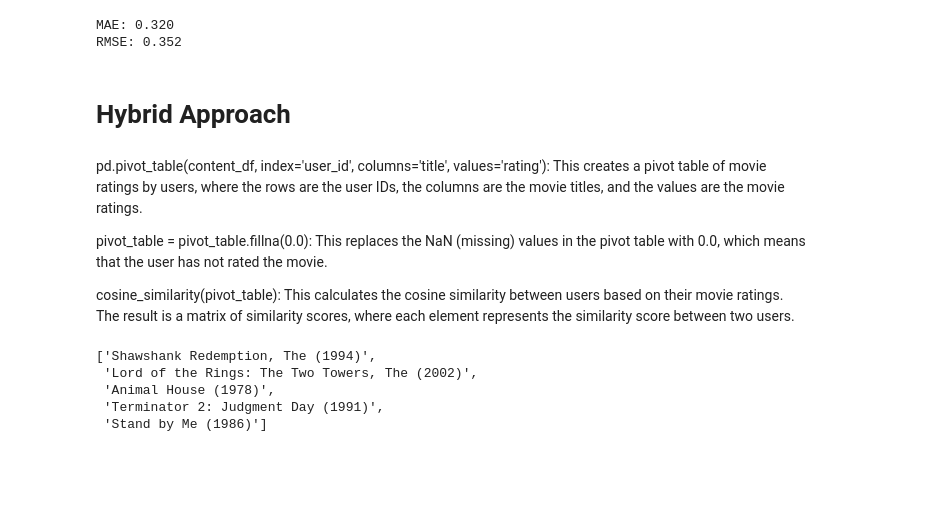
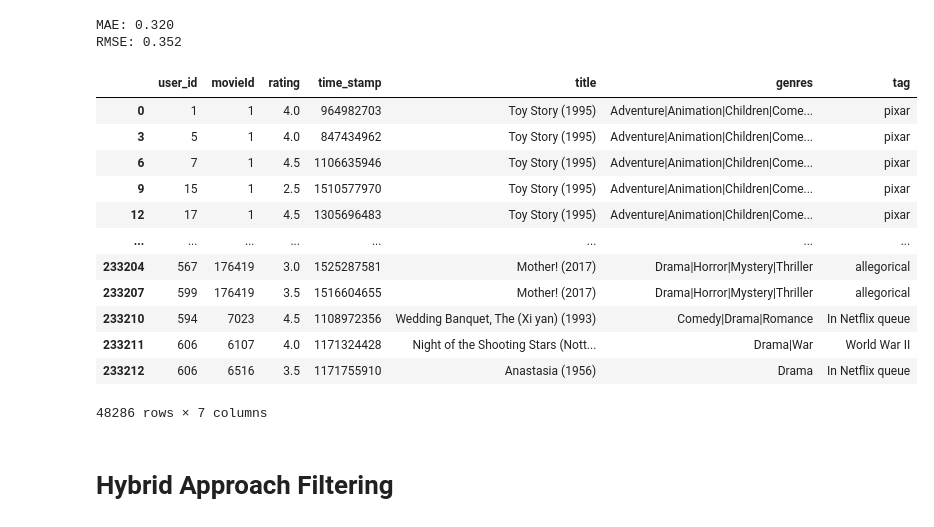
Before and after one commit to MichalOst3389/Movie-Recommendation-system, a Jupyter notebook: Untitled.ipynb, the cells around one changed output. Drawn from its saved outputs; the diff is of its cells as text; code cells hidden in the pictures; blank space fills up the shorter version.

Commit message:
added hybrid model/eval

```diff
--- a/Untitled.ipynb
+++ b/Untitled.ipynb
@@ -455,5 +462,21 @@ print(f"RMSE: {rmse:.3f}")
 # %% [output]
 MAE: 0.320
 RMSE: 0.352
+# %%
+merged_df
+# %% [output]
+|  | user_id | movieId | rating | time_stamp | title | genres | tag |
+| 0 | 1 | 1 | 4.0 | 964982703 | Toy Story (1995) | Adventure|Animation|Children|Come... | pixar |
+| 3 | 5 | 1 | 4.0 | 847434962 | Toy Story (1995) | Adventure|Animation|Children|Come... | pixar |
+| 6 | 7 | 1 | 4.5 | 1106635946 | Toy Story (1995) | Adventure|Animation|Children|Come... | pixar |
+| 9 | 15 | 1 | 2.5 | 1510577970 | Toy Story (1995) | Adventure|Animation|Children|Come... | pixar |
+| 12 | 17 | 1 | 4.5 | 1305696483 | Toy Story (1995) | Adventure|Animation|Children|Come... | pixar |
+| ... | ... | ... | ... | ... | ... | ... | ... |
+| 233204 | 567 | 176419 | 3.0 | 1525287581 | Mother! (2017) | Drama|Horror|Mystery|Thriller | allegorical |
+| 233207 | 599 | 176419 | 3.5 | 1516604655 | Mother! (2017) | Drama|Horror|Mystery|Thriller | allegorical |
+| 233210 | 594 | 7023 | 4.5 | 1108972356 | Wedding Banquet, The (Xi yan) (1993) | Comedy|Drama|Romance | In Netflix queue |
+| 233211 | 606 | 6107 | 4.0 | 1171324428 | Night of the Shooting Stars (Nott... | Drama|War | World War II |
+| 233212 | 606 | 6516 | 3.5 | 1171755910 | Anastasia (1956) | Drama | In Netflix queue |
+48286 rows × 7 columns
 # %% [markdown]
-# Hybrid Approach
+# Hybrid Approach Filtering
@@ -469,6 +482,0 @@ similarity_matrix = cosine_similarity(pivot_table)
-# %% [markdown]
-pd.pivot_table(content_df, index='user_id', columns='title', values='rating'): This creates a pivot table of movie ratings by users, where the rows are the user IDs, the columns are the movie titles, and the values are the movie ratings.
-
-pivot_table = pivot_table.fillna(0.0): This replaces the NaN (missing) values in the pivot table with 0.0, which means that the user has not rated the movie.
-
-cosine_similarity(pivot_table): This calculates the cosine similarity between users based on their movie ratings. The result is a matrix of similarity scores, where each element represents the similarity score between two users.
@@ -494,8 +482,0 @@ def get_movie_recommendations(user_id):
-# %%
-get_movie_recommendations(1)
-# %% [output]
-['Shawshank Redemption, The (1994)',
- 'Lord of the Rings: The Two Towers, The (2002)',
- 'Animal House (1978)',
- 'Terminator 2: Judgment Day (1991)',
- 'Stand by Me (1986)']
```
Also changed, not shown: parts of 13 cells of this notebook.
